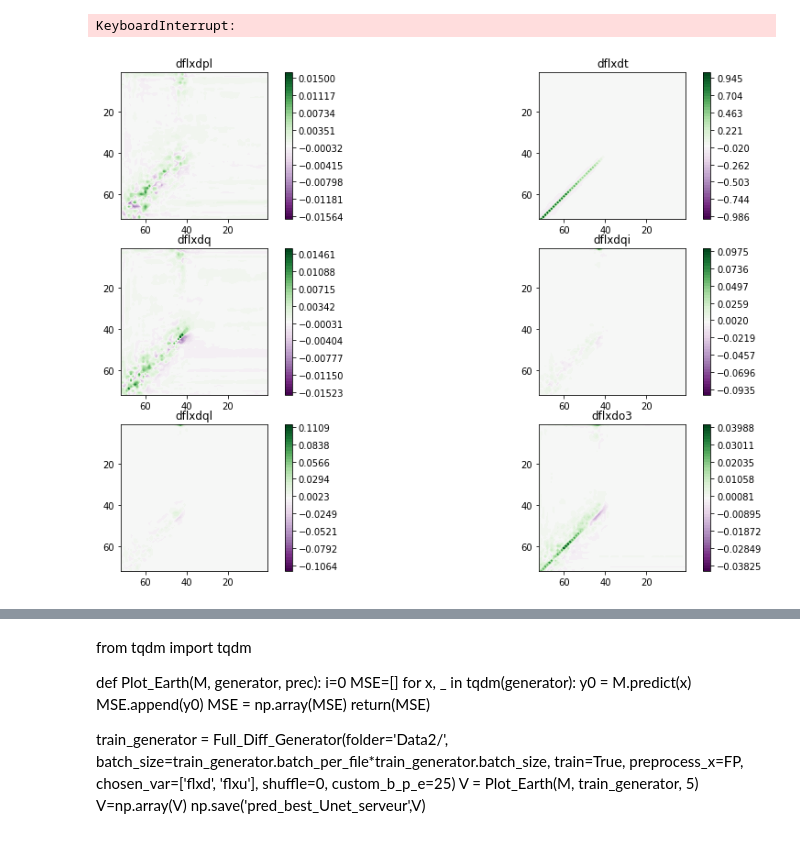
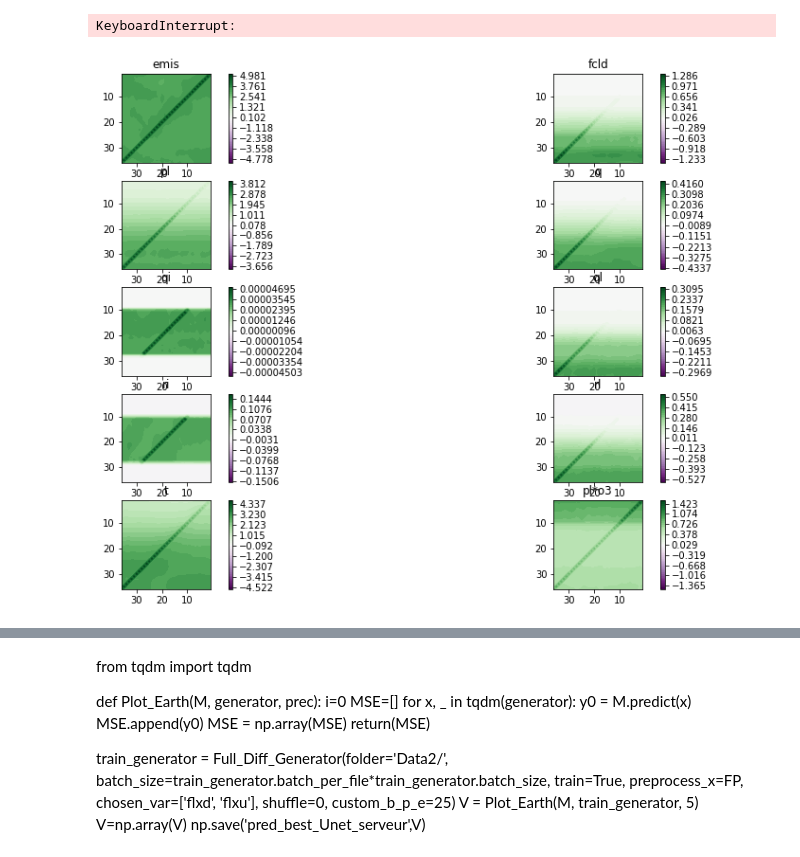
Before and after one commit to VIsh76/FLX_NN_emulation, a Jupyter notebook: Unet-Trainer-2D.ipynb, the cells around one changed output, grey strips where cells are left out. Saved outputs shown, nothing was run; the diff lists cells and outputs as text; code cells hidden in the pictures.

```diff
--- a/Unet-Trainer-2D.ipynb
+++ b/Unet-Trainer-2D.ipynb
@@ -127,3 +197,6 @@ x.shape
+# %%
+header_x = train_generator.used_variables
+header_y = train_generator.variables_pred
 # %% [markdown]
 ### Model construct
 # %%
@@ -336,22 +424,13 @@ history=M.fit_generator(train_generator,validation_data=validation_generator, ca
 # %% [output]
 Epoch 1/50
 KeyboardInterrupt:
-# %%
-x,y = validation_generator[3]
-y0=M.predict(x);
-# %%
-#F = F_and_plots(shape=(3,2))
-F0 = F_and_plots(shape=(3,2))
-
-y2 = NormOutput(y,moy)
-y0cm = y0.copy()
-ycm = y.copy()
-
-for i in range(6):
-    ycm[:,i]=K.get_value(CumSum(y2[:,i]))
-    y0cm[:,i]=K.get_value(CumSum(y0[:,i]))
-
-Sep_Var_show(F0, y0[0], header_y, False)
-#Sep_Var_show(F, -ycm[0], header_y, False)
-# %% [output]
-[figure, removed]
+# %%
+Mper = keras.Model(inputs=M.input, outputs=M.get_layer('Perturbate').get_output_at(0));
+Mexp = keras.Model(inputs=M.input, outputs=M.get_layer('Expanded').get_output_at(0));;
+Mexp = keras.Model(inputs=M.input, outputs=M.get_layer('Expanded').get_output_at(0));
+y_per = Mper.predict(x);
+y_dim = Mexp.predict(x);
+F = F_and_plots(shape=(5,2));
+Sep_Var_show(F, y_per[0], header_x);
+# %% [output]
+[figure, added]
```
Also changed, not shown: parts of 78 cells of this notebook, 9 other files.
